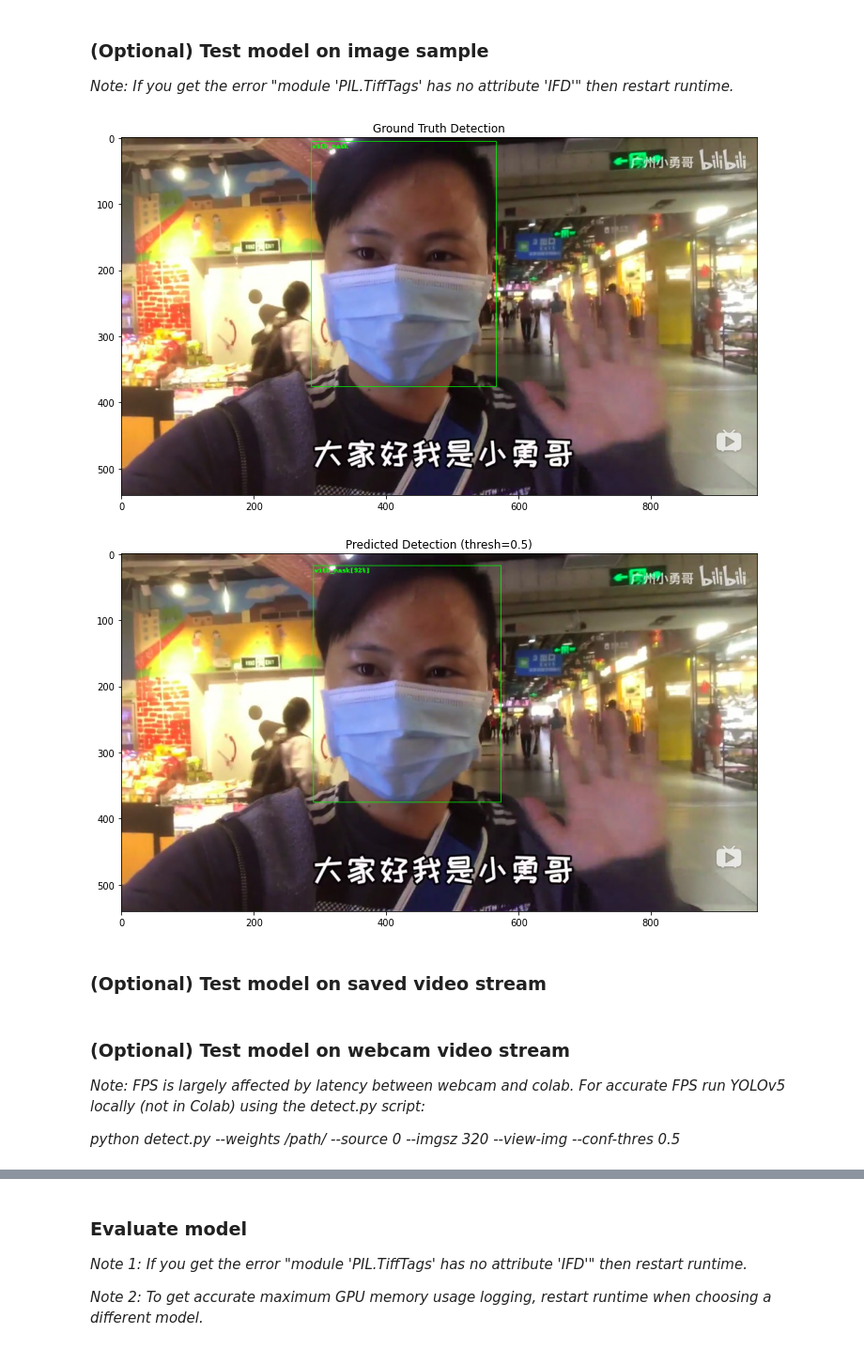
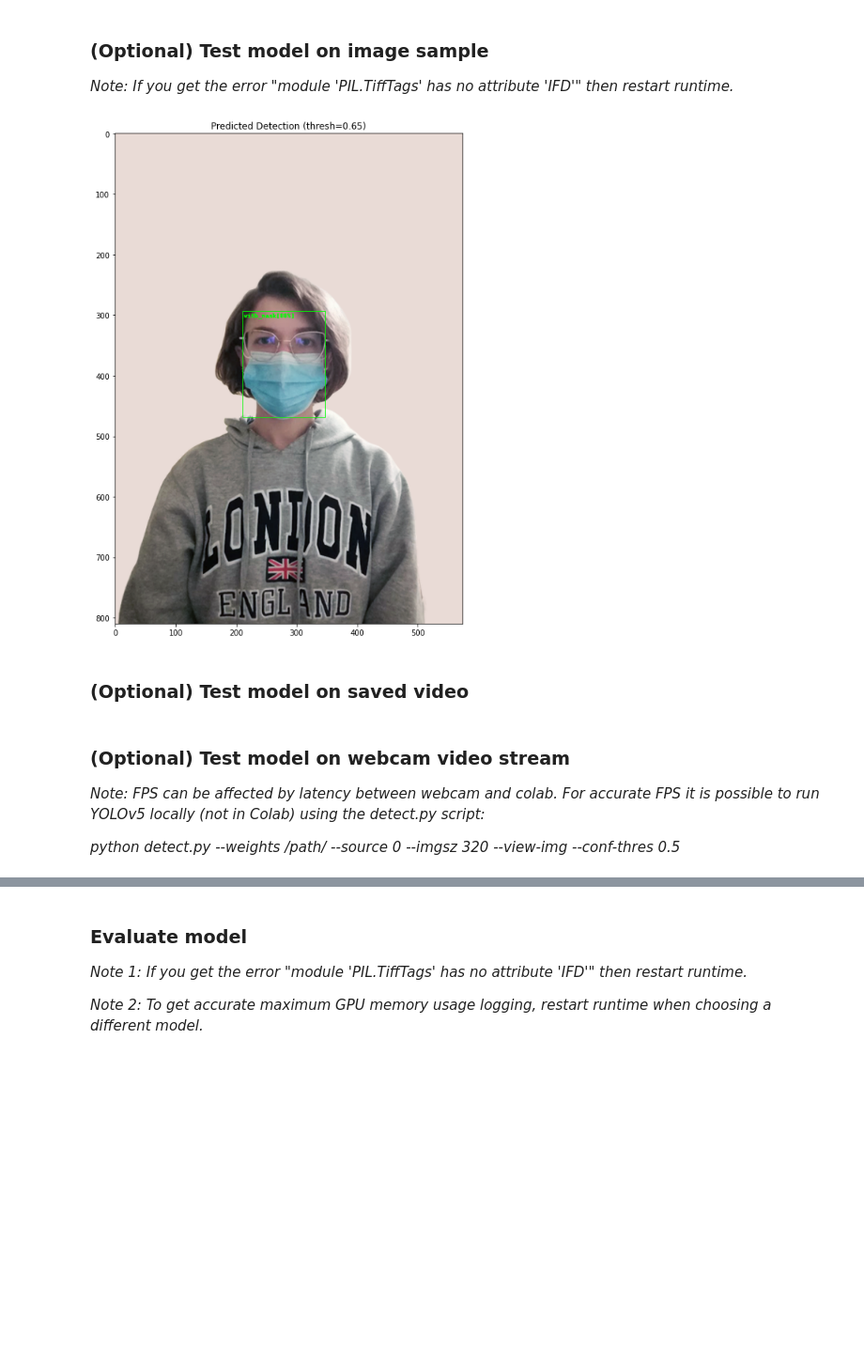
Before and after one commit to joangog/object-detection, a Jupyter notebook: mask_inference.ipynb, the cells around one changed output, grey strips where cells are left out. Shown at 94% size. Drawn from its saved outputs; the diff is of its cells as text; code cells hidden in the pictures; blank space fills up the shorter version.

```diff
--- a/mask_inference.ipynb
+++ b/mask_inference.ipynb
@@ -32,14 +32,14 @@ custom_results_file = None # Select None to generate results file name automatic
 
 img_res = 320  # Image resolution (for YOLO models), try 608, 512, 416, 320 or 224
 num_workers = 2  #  Data loader workers
-batch_size = 1  # Data loader batch size
+batch_size = 1  # Data loader batch size  (imitate stream input)
 
-th = 0.5  # Threshold for confidence score of predicted bboxes to show
+th = 0.65  # Threshold for confidence score of predicted bboxes to show
 
 
 # Directories
 
-load_ckpt_path =  '/content/checkpoints/pretrained_optimized/PWMFD_yolov5s_mosaic_frozen10_sgd_ep50_lr01_trainres320_run/weights/best.pt'  # Model checkpoint to load
+load_ckpt_path =  '/home/ioanna/object-detection-checkpoints/pretrained_optimized/PWMFD_yolov5s_mosaic_frozen10_sgd_ep50_lr01_trainres320_run/weights/best.pt' # '/content/checkpoints/pretrained_optimized/PWMFD_yolov5s_mosaic_frozen10_sgd_ep50_lr01_trainres320_run/weights/best.pt'  # Model checkpoint to load
 model_info = load_ckpt_path.split('/')[-3].replace(dataset_name + '_', '').replace('run',f'infres{img_res}') + '_' +  load_ckpt_path.split('/')[-4]  # Get full model parameter info from weight folder name
 
 import os
@@ -534,6 +313,6 @@ elif dataset_name == 'PWMFD':
   label_names = ['with_mask', 'without_mask', 'incorrect_mask']
 labels = dict(zip(label_ids,label_names))  # Label dictionary with id-name as key-value
 labels_inv = dict(zip(label_names,label_ids))  # Inverse label dictionary with name-id as key-value
-label_colors = {1: (0,255,0), 2:(255,0,0), 3: (190,255,0)}
+label_colors = {1: (0,255,0), 2:(255,0,0), 3: (255,190,0)}
 # %% [output]
 loading annotations into memory...
@@ -679,8 +434,8 @@ Loaded model: YOLOv5s (yolov5s_mosaic_frozen10_sgd_ep50_lr01_trainres320_infres3
 %matplotlib inline
 
 # Parameters
-img_from_path = False  # Select if image will be loaded from path or from id of image in dataset
-img_path = ''  # Only for image from path
+img_from_path = True  # Select if image will be loaded from path or from id of image in dataset
+img_path = 'samples/mask_full.png'  # Only for image from path
 img_id = 1  # Only for image not from path (image from val dataset)
 
 # Get appropriate device for model
@@ -693,9 +448,8 @@ if img_from_path:
 else:
   img = cv2.imread(os.path.join(val_img_dir,val_dataset.coco.loadImgs([img_id])[0]['file_name']))
 
+# Format image
 img = PIL.Image.fromarray(cv2.cvtColor(img, cv2.COLOR_BGR2RGB))
-
-# Format image
 img_tensor = F.convert_image_dtype(F.to_tensor(img),torch.uint8)
 img_torchvision = torch.div(img_tensor,255).float().to(device)  # Format image for torchvision models
 img_anns = val_dataset.coco.loadAnns(val_dataset.coco.getAnnIds([img_id]))
@@ -705,7 +459,7 @@ if not img_from_path:  # If the image is not from path (if it is, ground truth d
   true_bboxes = SE.convert_to_xyxy(copy.deepcopy(F.Tensor([obj['bbox'] for obj in img_anns]).to(device)))  # Create deep copy to avoid updating original dataset
   true_labels = [labels[obj['category_id']] for obj in img_anns]
   true_img = U.draw_bounding_boxes(img_tensor, true_bboxes, true_labels, colors=[label_colors[obj['category_id']] for obj in img_anns])
-  plt.figure(figsize = (25,7))
+  plt.figure(figsize = (12,12))
   plt.title('Ground Truth Detection')
   plot = plt.imshow(F.to_pil_image(true_img))
 
@@ -726,37 +480,36 @@ if 'YOLO' in model_name:
   for bbox in pred.xyxy[0]:  # For every bbox
     conf = bbox[4]
     if conf > th:  # Show only bboxes with high confidence score
       pred_bboxes.append(bbox[:4])
       label_id = labels_inv[label_names[int(bbox[5])]]  # Convert YOLO label id to COCO label id
       pred_label_ids.append(label_id)
       pred_labels.append(labels[label_id] + f'[{int(conf*100)}%]')
   if len(pred_bboxes) != 0:
     pred_bboxes = torch.stack(pred_bboxes)
 
 # For torchvision models
 else:
   for i, bbox in enumerate(pred[0]['boxes']):  # For every bbox
     conf = pred[0]['scores'][i]
     if conf > th:  # Show only bboxes with high confidence score
       pred_bboxes.append(bbox)
       label_id = pred[0]['labels'][i]
       pred_label_ids.append(label_id)
       pred_labels.append(labels[label_id] + f'[{int(conf*100)}%]')
   if len(pred_bboxes) != 0:
     pred_bboxes = torch.stack(pred_bboxes)
 
 # Draw predicted bboxes
 if len(pred_bboxes) != 0:
   pred_img = U.draw_bounding_boxes(img_tensor, pred_bboxes, pred_labels, colors=[label_colors[label_id] for label_id in pred_label_ids])
 else:  # If no bboxes are found just return the image
   pred_img = img_tensor
-plt.figure(figsize = (21,7))
+plt.figure(figsize = (12,12))
 plt.title(f'Predicted Detection (thresh={th})')
 plot = plt.imshow(F.to_pil_image(pred_img))
 # %% [output]
-[figure, old version]
+[figure, new version]
-[figure, removed]
 # %% [markdown]
-### (Optional) Test model on saved video stream
+### (Optional) Test model on saved video
 # %%
 # Parameters
@@ -874,7 +627,7 @@ HTML("""
 """ % data_url)
 # %% [markdown]
 ### (Optional) Test model on webcam video stream
-*Note: FPS is largely affected by latency between webcam and colab. For accurate FPS run YOLOv5 locally (not in Colab) using the detect.py script:*
+*Note: FPS can be affected by latency between webcam and colab. For accurate FPS it is possible to run YOLOv5 locally (not in Colab) using the detect.py script:*
 
 *python detect.py --weights /path/ --source 0 --imgsz 320 --view-img --conf-thres 0.5*
 # %%
```
Also changed, not shown: parts of 14 cells of this notebook.
